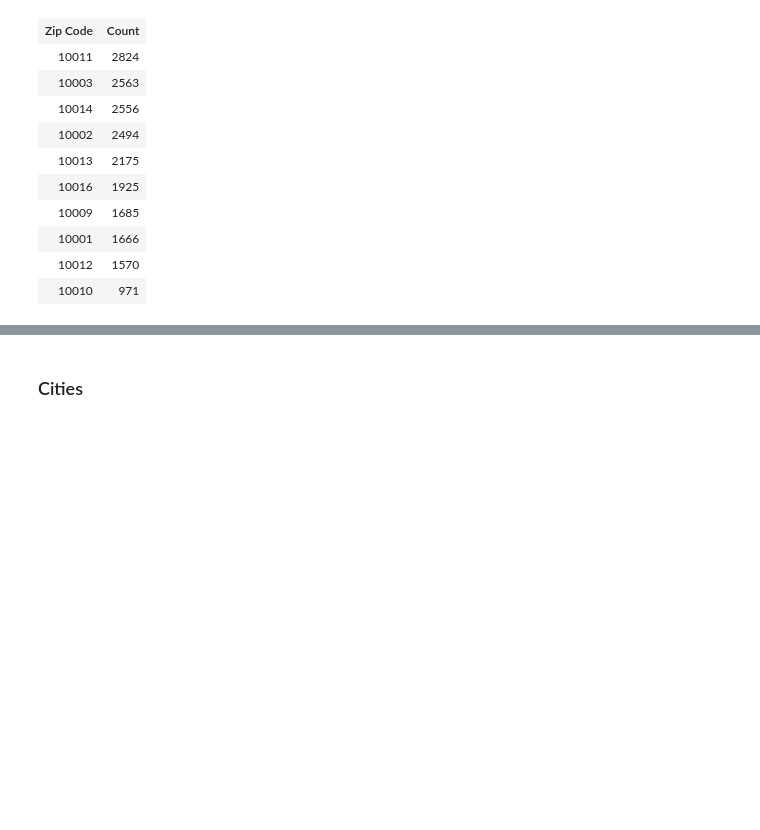
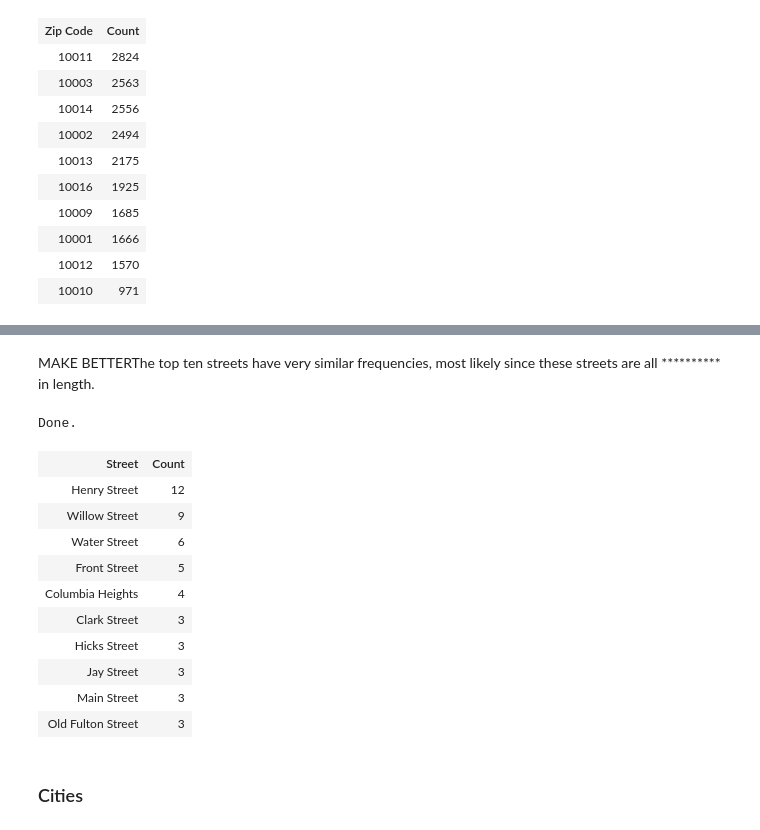
Before and after one commit to jaclynrich/manhattan-osm-wrangling, a Jupyter notebook: output_and_report/OpenStreetMap Data Wrangling and Case Study.ipynb, the cells around one changed output, grey strips where cells are left out. Drawn from its saved outputs; the diff is of its cells as text; code cells hidden in the pictures; blank space fills up the shorter version.

```diff
--- a/output_and_report/OpenStreetMap Data Wrangling and Case Study.ipynb
+++ b/output_and_report/OpenStreetMap Data Wrangling and Case Study.ipynb
@@ -115,3 +258,30 @@ Done.
+# %% [markdown]
+MAKE BETTERThe top ten streets have very similar frequencies, most likely since these streets are all ********** in length.
+# %%
+%%sql
+--Most popular streets in the Brooklyn part of map
+
+SELECT value AS 'Street', COUNT(*) AS Count
+FROM tags
+WHERE key='addr:street' and id in (SELECT id
+                                   FROM tags
+                                   WHERE key='addr:city' and value='Brooklyn')
+GROUP BY value
+ORDER BY Count DESC
+LIMIT 10;
+# %% [output]
+Done.
+| Street | Count |
+| Henry Street | 12 |
+| Willow Street | 9 |
+| Water Street | 6 |
+| Front Street | 5 |
+| Columbia Heights | 4 |
+| Clark Street | 3 |
+| Hicks Street | 3 |
+| Jay Street | 3 |
+| Main Street | 3 |
+| Old Fulton Street | 3 |
 # %% [markdown]
 ### Cities
 # %% [markdown]
```
Also changed, not shown: parts of 29 cells of this notebook, 2 other files.
